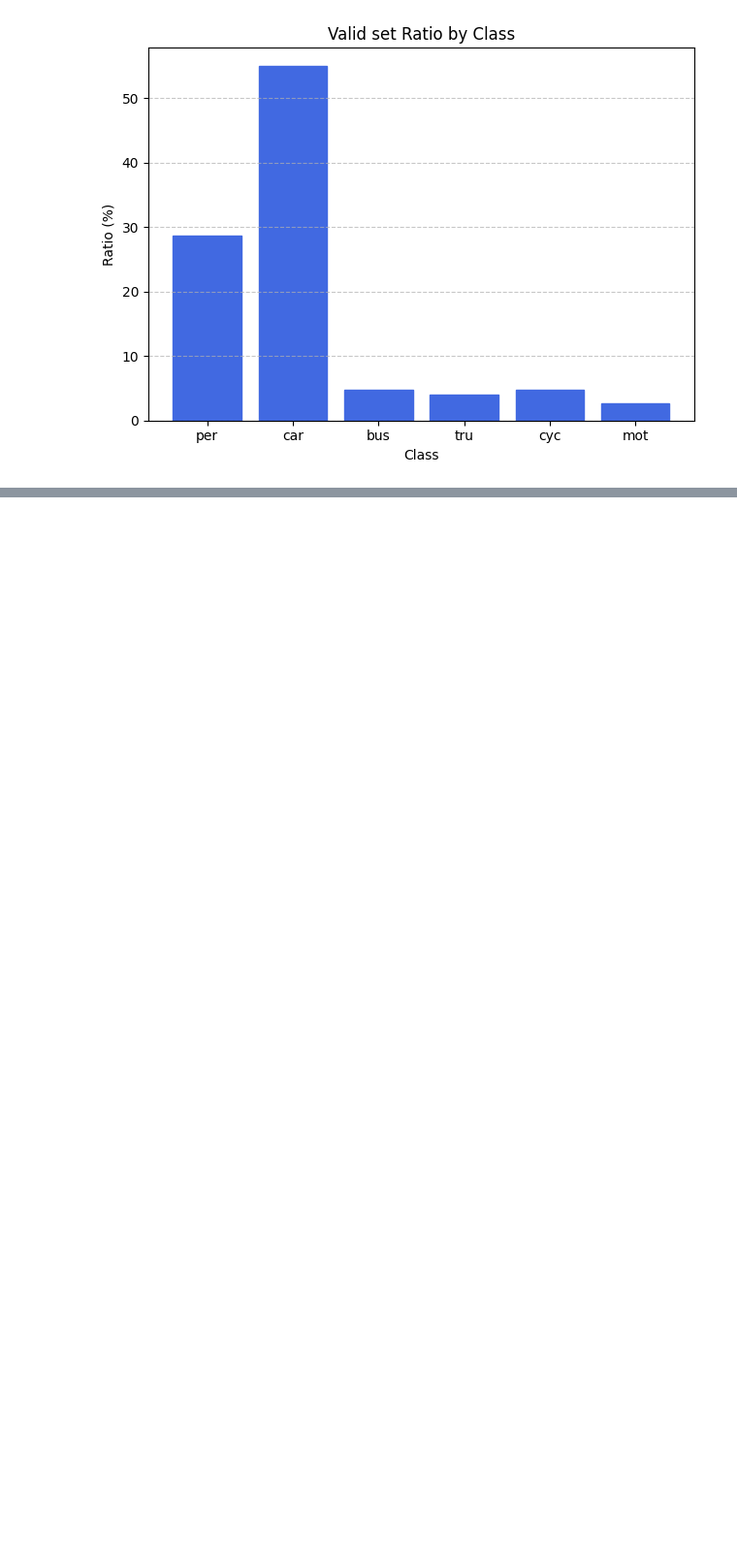
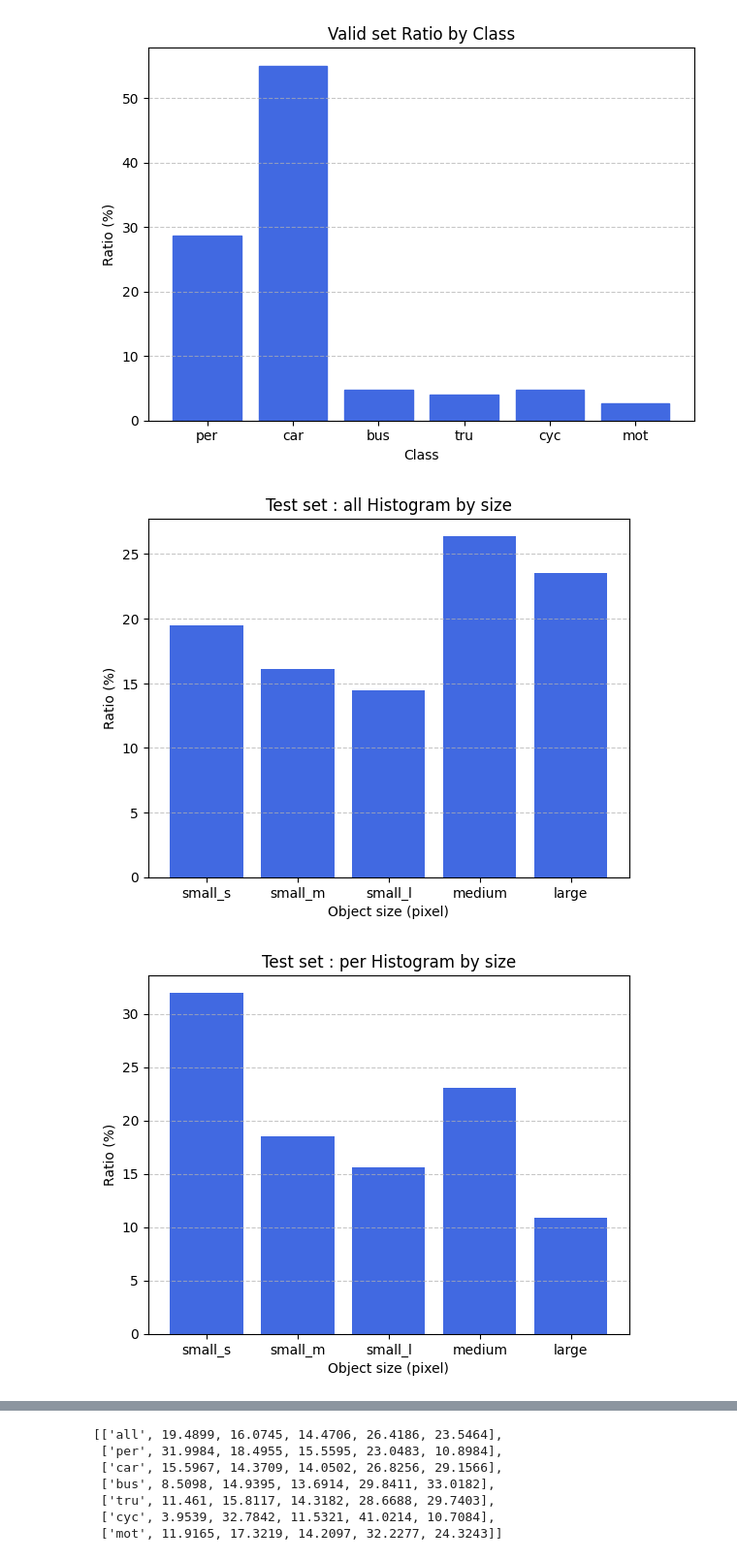
Before and after one commit to Lee-chan-hyeok/Nextchip_Autonomous_Driving_Contest, a Jupyter notebook: analysing/bbox/data_set.ipynb, the cells around one changed output, grey strips where cells are left out. Shown at 97% size. Saved outputs shown, nothing was run; the diff lists cells and outputs as text; code cells hidden in the pictures; blank space fills up the shorter version.

```diff
--- a/analysing/bbox/data_set.ipynb
+++ b/analysing/bbox/data_set.ipynb
@@ -18,4 +18,7 @@ method_analysys.ratio_by_cls(valid_df, 'Valid set', 'Ratio', show= True)
 [figure]
 [figure]
 # %%
-# method_analysys.find_size_ratio_by_cls(test_df, 'Test set', 'Ratio')
+method_analysys.find_size_ratio_by_cls(test_df, 'Test set', 'Ratio')
+# %% [output]
+[figure, added]
+[figure, added]
@@ -22,3 +30,10 @@ method_analysys.ratio_by_cls(valid_df, 'Valid set', 'Ratio', show= True)
+[['all', 19.4899, 16.0745, 14.4706, 26.4186, 23.5464],
+ ['per', 31.9984, 18.4955, 15.5595, 23.0483, 10.8984],
+ ['car', 15.5967, 14.3709, 14.0502, 26.8256, 29.1566],
+ ['bus', 8.5098, 14.9395, 13.6914, 29.8411, 33.0182],
+ ['tru', 11.461, 15.8117, 14.3182, 28.6688, 29.7403],
+ ['cyc', 3.9539, 32.7842, 11.5321, 41.0214, 10.7084],
+ ['mot', 11.9165, 17.3219, 14.2097, 32.2277, 24.3243]]
 # %%
 # method_analysys.find_size_ratio_by_cls(train_df, 'Train set', 'Ratio')
 # %%
```
Also changed, not shown: parts of 1 cell of this notebook, 16 other files.
